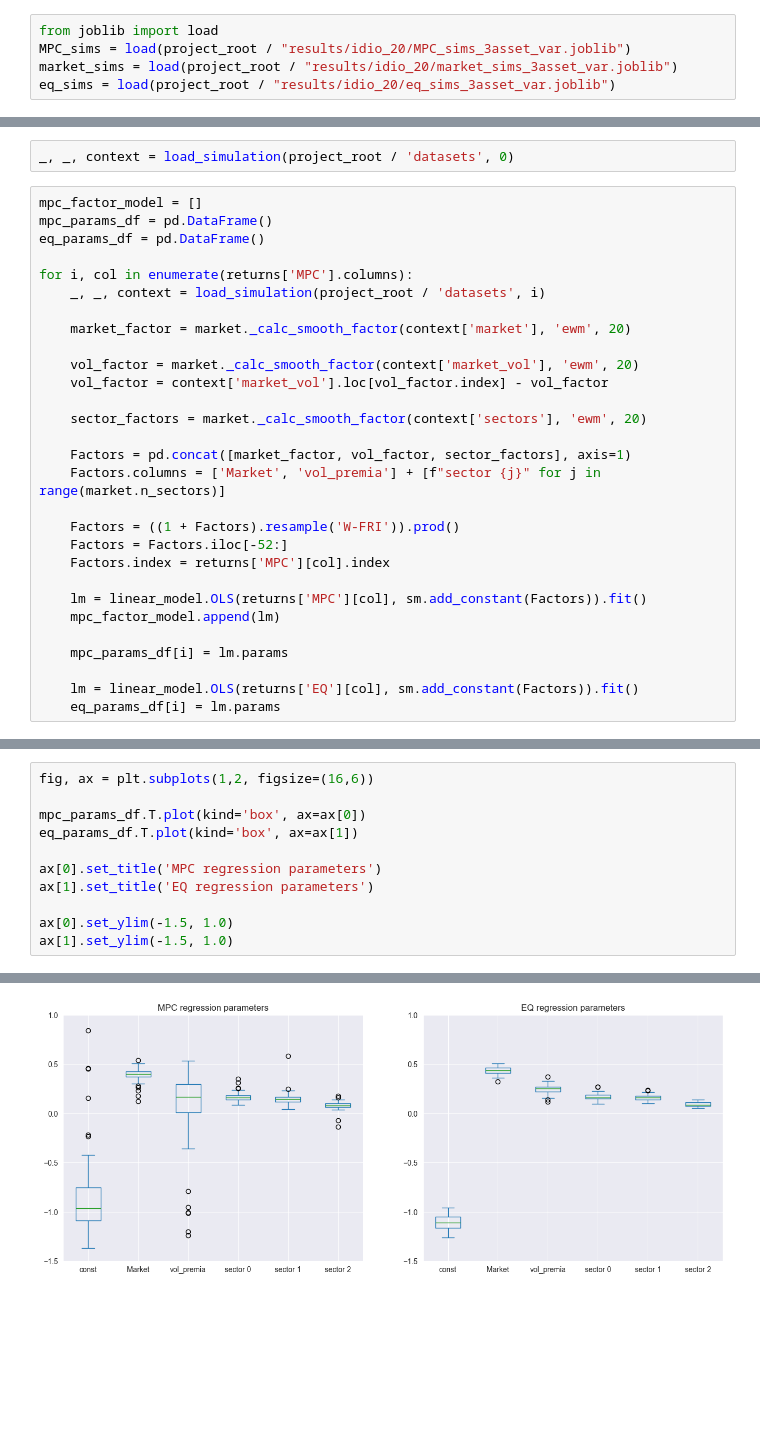
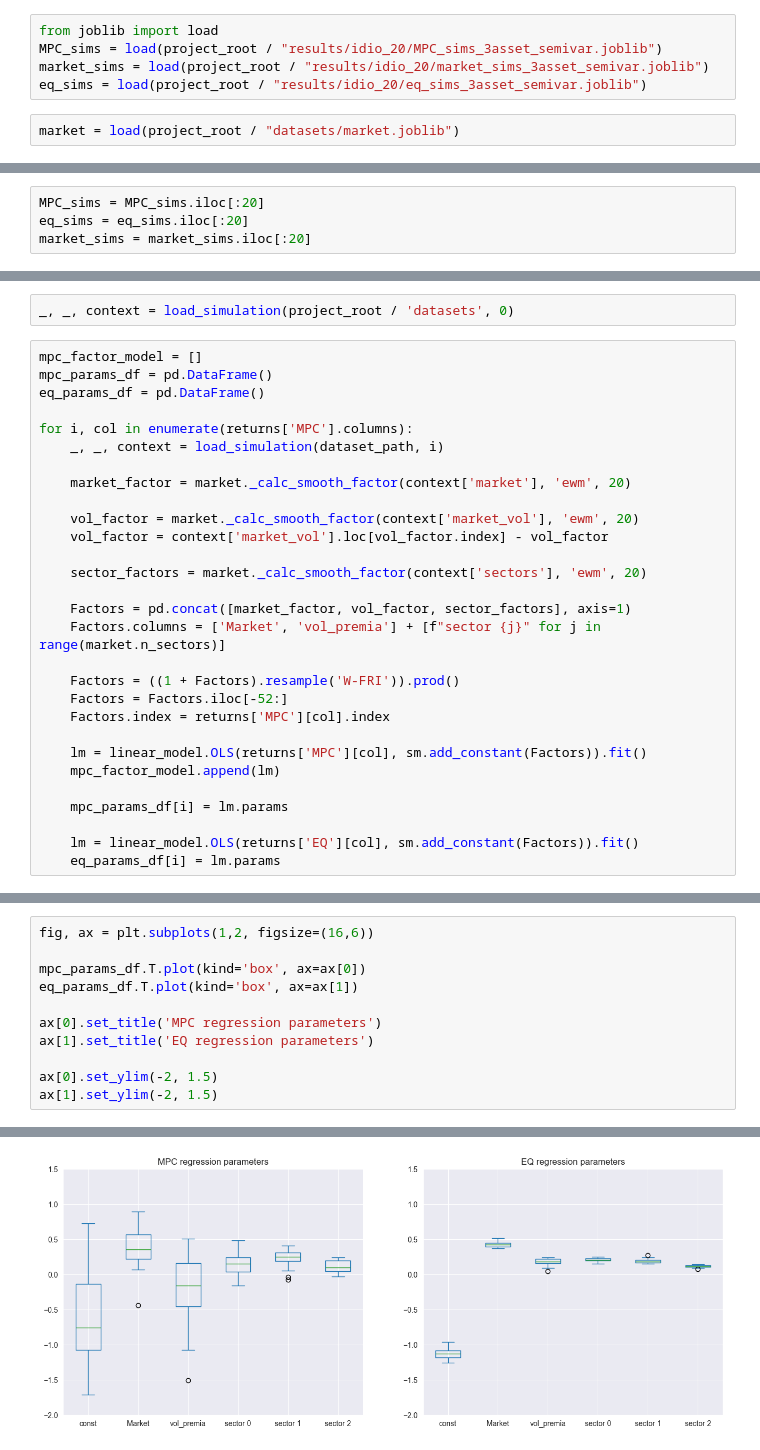
Before and after one commit to V4laky/PortfolioMPC, a Jupyter notebook: notebooks/convex_opt.ipynb, the cells around one changed output, grey strips where cells are left out. Saved outputs shown, nothing was run; the diff lists cells and outputs as text; blank space fills up the shorter version.

```diff
--- a/notebooks/convex_opt.ipynb
+++ b/notebooks/convex_opt.ipynb
@@ -147,8 +148,10 @@ dump(eq_sims, project_root / "results/idio_20/eq_sims_3asset_var.joblib")
 # %%
 from joblib import load
-MPC_sims = load(project_root / "results/idio_20/MPC_sims_3asset_var.joblib")
-market_sims = load(project_root / "results/idio_20/market_sims_3asset_var.joblib")
-eq_sims = load(project_root / "results/idio_20/eq_sims_3asset_var.joblib")
+MPC_sims = load(project_root / "results/idio_20/MPC_sims_3asset_semivar.joblib")
+market_sims = load(project_root / "results/idio_20/market_sims_3asset_semivar.joblib")
+eq_sims = load(project_root / "results/idio_20/eq_sims_3asset_semivar.joblib")
+# %%
+market = load(project_root / "datasets/market.joblib")
 # %%
 df = pd.DataFrame(MPC_sims[0]) # 36, 48 is interesting too in var
 eq_df = pd.DataFrame(eq_sims[0])
@@ -316,6 +327,10 @@ from importlib import reload
 reload(src.portfolio_analysis)
 # %% [output]
 <module 'src.portfolio_analysis' from 'C:\\Users\\lovas\\Desktop\\Szakdoga\\code\\src\\portfolio_analysis.py'>
+# %%
+MPC_sims = MPC_sims.iloc[:20]
+eq_sims = eq_sims.iloc[:20]
+market_sims = market_sims.iloc[:20]
 # %%
 from src.portfolio_analysis import plot_simulations, compute_returns, compute_metrics
 # %%
@@ -390,7 +407,7 @@ mpc_params_df = pd.DataFrame()
 eq_params_df = pd.DataFrame()
 
 for i, col in enumerate(returns['MPC'].columns):
-    _, _, context = load_simulation(project_root / 'datasets', i)
+    _, _, context = load_simulation(dataset_path, i)
 
     market_factor = market._calc_smooth_factor(context['market'], 'ewm', 20)
 
@@ -427,6 +444,6 @@ eq_params_df.T.plot(kind='box', ax=ax[1])
 ax[0].set_title('MPC regression parameters')
 ax[1].set_title('EQ regression parameters')
 
-ax[0].set_ylim(-1.5, 1.0)
-ax[1].set_ylim(-1.5, 1.0)
+ax[0].set_ylim(-2, 1.5)
+ax[1].set_ylim(-2, 1.5)
 # %% [output]
@@ -434 +451 @@ ax[1].set_ylim(-1.5, 1.0)
-[figure, old version]
+[figure, new version]
```
Also changed, not shown: parts of 23 cells of this notebook, 1 other file.
